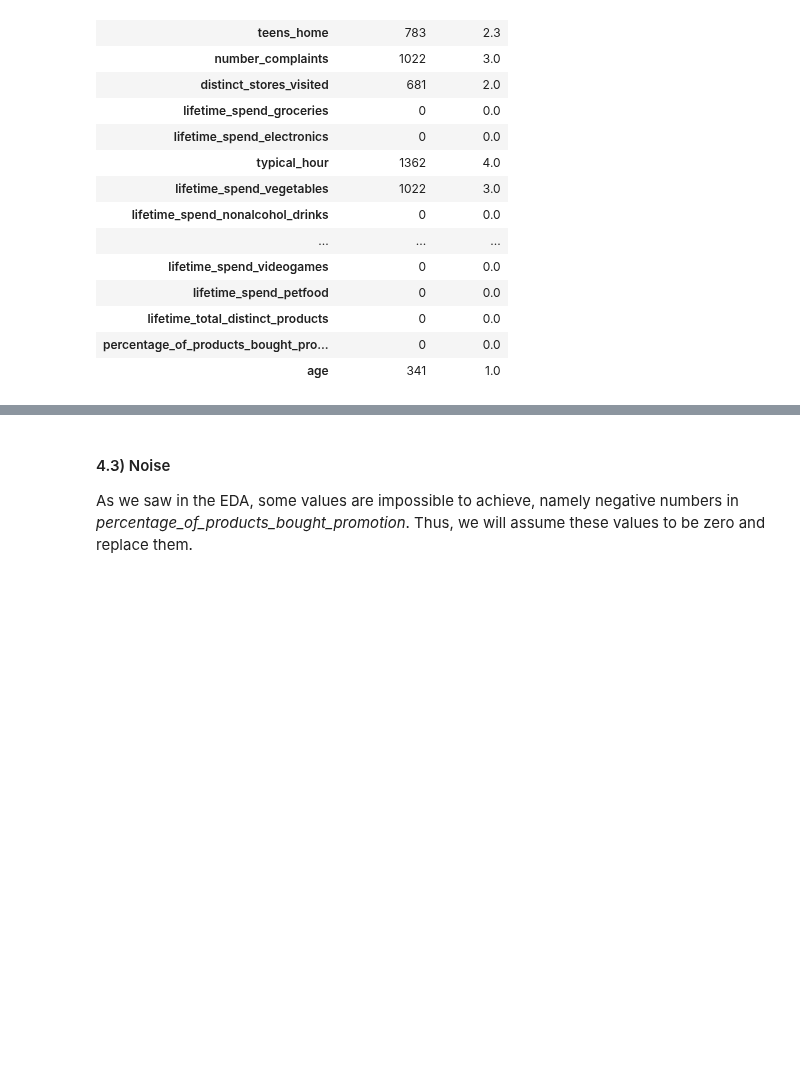
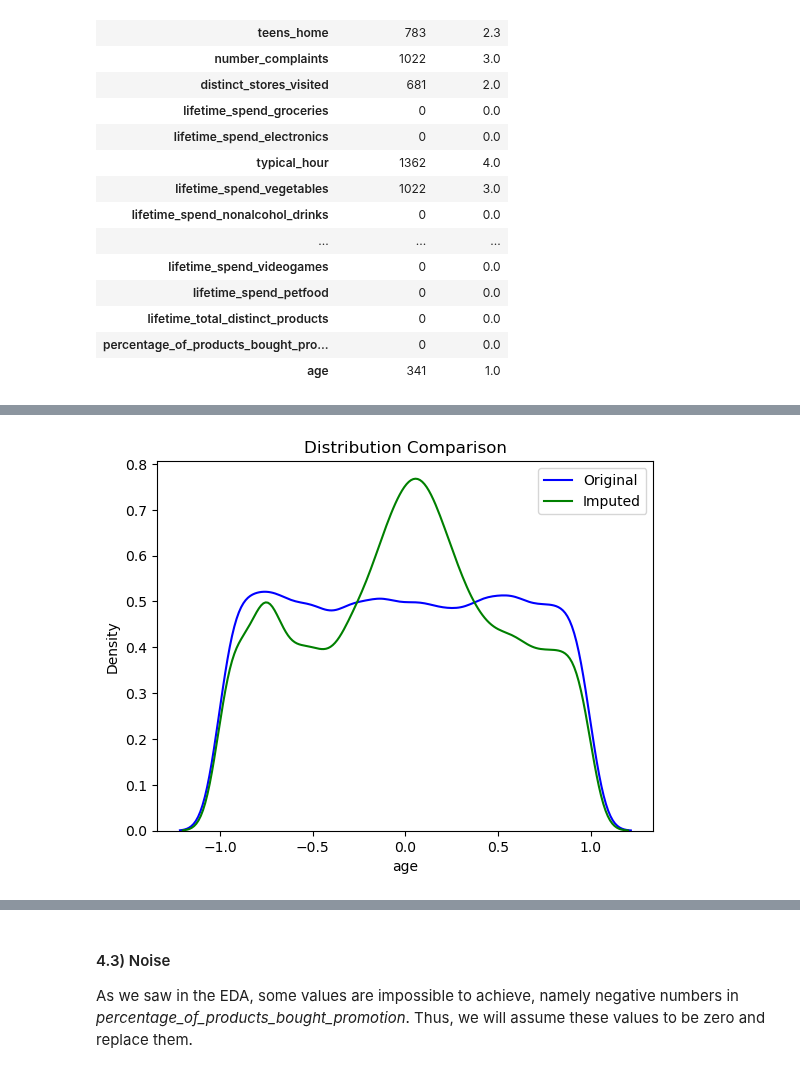
Before and after one commit to tiagocrz/ML-II-Customer-Segmentation, a Jupyter notebook: Notebooks/Preprocessing.ipynb, the cells around one changed output, grey strips where cells are left out. Drawn from its saved outputs; the diff is of its cells as text; code cells hidden in the pictures; blank space fills up the shorter version.

```diff
--- a/Notebooks/Preprocessing.ipynb
+++ b/Notebooks/Preprocessing.ipynb
@@ -245,0 +277,13 @@ We will use K Nearest Neighbours imputation to replace these missing values. Tha
+# %%
+imputer = KNNImputer(n_neighbors=10)
+imputed_array = imputer.fit_transform(simulated_data.select_dtypes(include='number'))
+imputed_df = pd.DataFrame(imputed_array, columns=simulated_data.select_dtypes(include='number').columns)
+
+# Compare original vs imputed
+sns.kdeplot(customer_info['age'], label='Original', color='blue')
+sns.kdeplot(imputed_df['age'], label='Imputed', color='green')
+plt.legend()
+plt.title('Distribution Comparison')
+plt.show()
+# %% [output]
+[figure, added]
```
Also changed, not shown: parts of 15 cells of this notebook.
